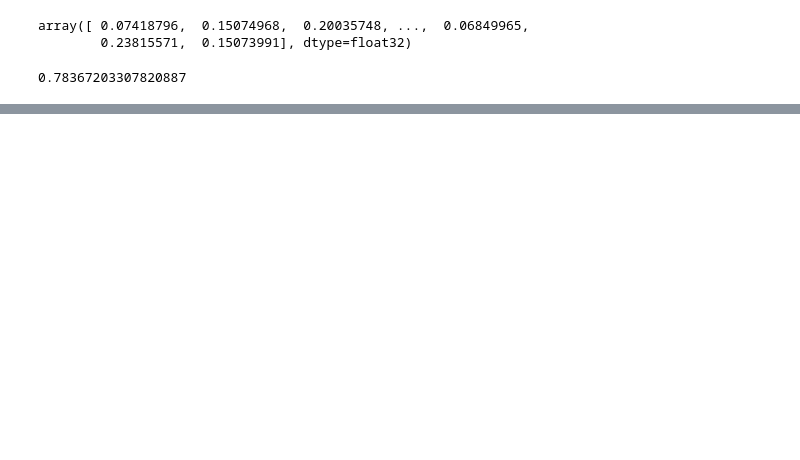
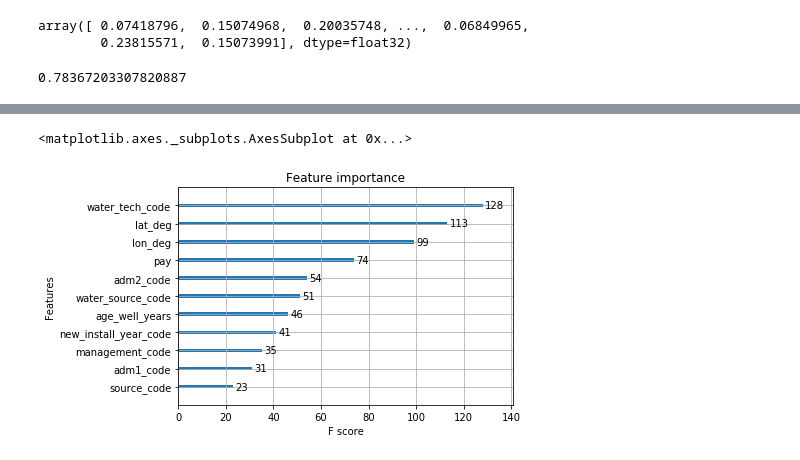
Before and after one commit to dan-watson-ucb/Capstone_Water_Access, a Jupyter notebook: Waterpoint Data Baseline v2.ipynb, the cells around one changed output, grey strips where cells are left out. Drawn from its saved outputs; the diff is of its cells as text; code cells hidden in the pictures; blank space fills up the shorter version.

```diff
--- a/Waterpoint Data Baseline v2.ipynb
+++ b/Waterpoint Data Baseline v2.ipynb
@@ -378,0 +401,5 @@ array([ 0.07418796,  0.15074968,  0.20035748, ...,  0.06849965,
+# %%
+#use different feature set for Uganda, had different missing values
+X_train2, X_test2, y_train2, y_test2 = model_selection.train_test_split(X2, Y2,  test_size=.2, random_state=7)
+# %%
+ug_xgb.fit(X_train2, y_train2)
@@ -378,0 +420,5 @@ array([ 0.07418796,  0.15074968,  0.20035748, ...,  0.06849965,
+# %%
+xgb.plot_importance(ug_xgb)
+# %% [output]
+<matplotlib.axes._subplots.AxesSubplot at 0x...>
+[figure, added]
```
Also changed, not shown: parts of 21 cells of this notebook.
